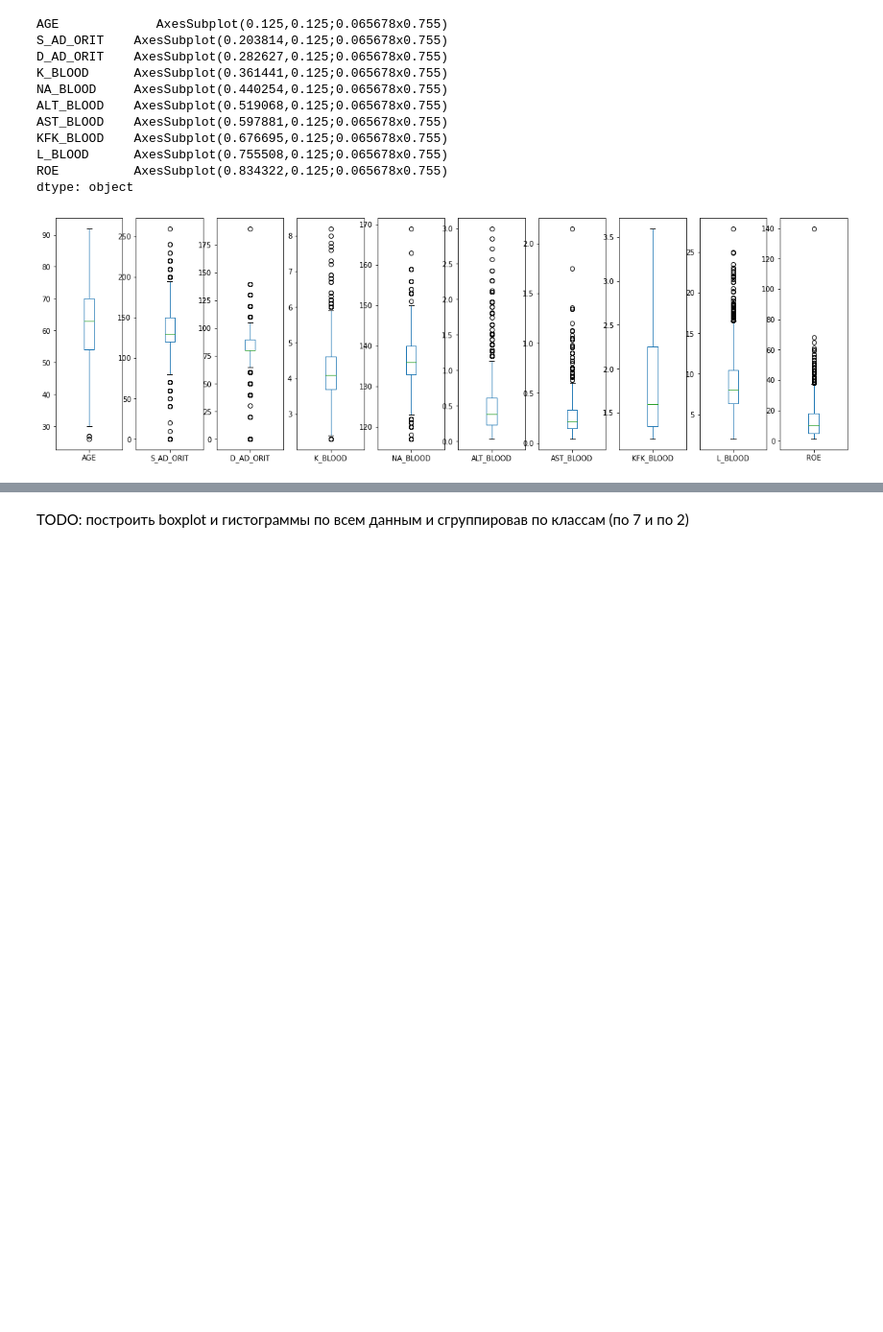
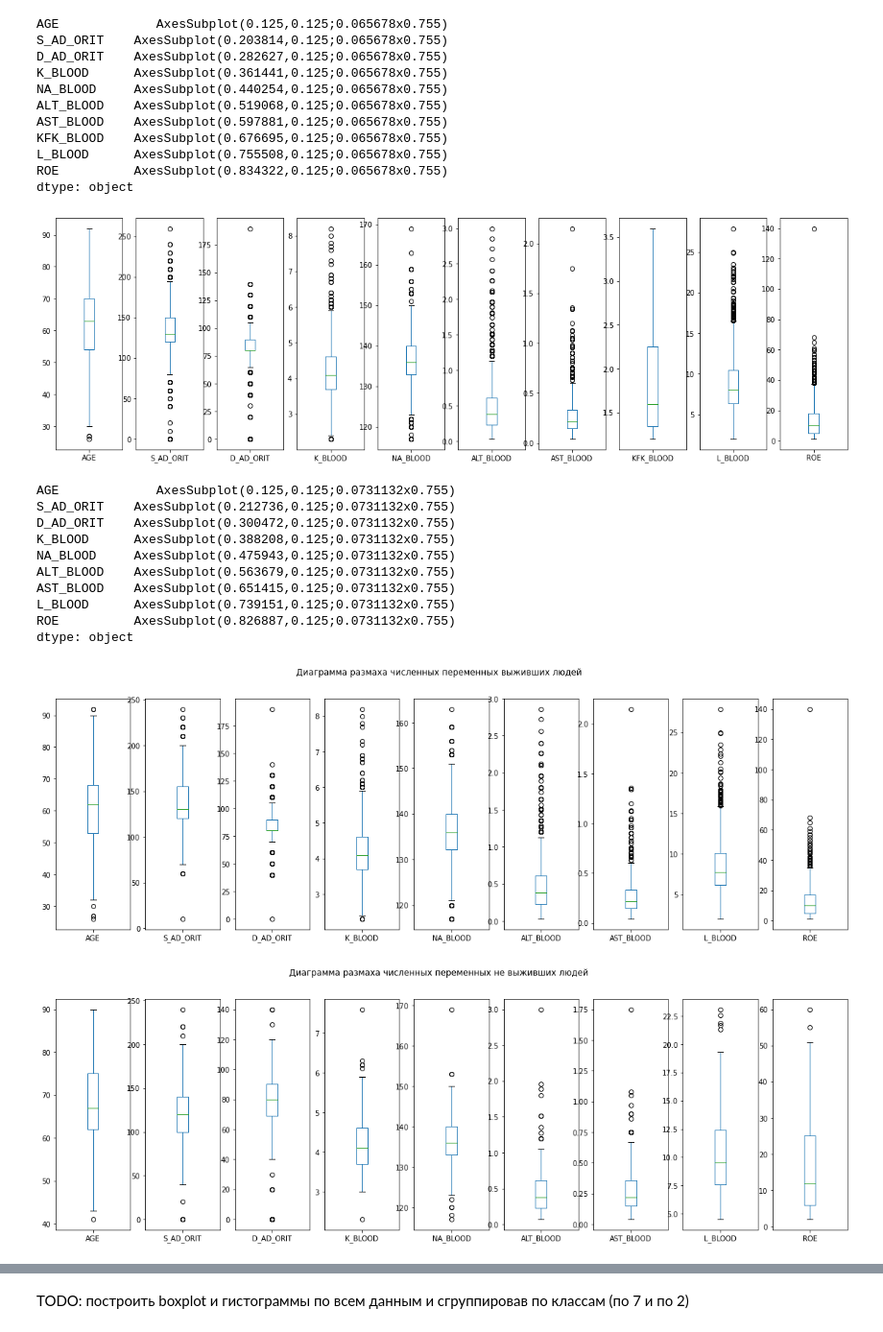
Before and after one commit to RusinDmitry/BSR, a Jupyter notebook: Scripts/read_raw_data.ipynb, the cells around one changed output, grey strips where cells are left out. Shown at 96% size. Drawn from its saved outputs; the diff is of its cells as text; code cells hidden in the pictures; blank space fills up the shorter version.

```diff
--- a/Scripts/read_raw_data.ipynb
+++ b/Scripts/read_raw_data.ipynb
@@ -163,3 +268,19 @@ L_BLOOD      AxesSubplot(0.755508,0.125;0.065678x0.755)
 ROE          AxesSubplot(0.834322,0.125;0.065678x0.755)
 dtype: object
 [figure]
+# %%
+raw_xls[numeric_features].loc[raw_xls['LET_IS'] == 0].plot(kind='box',title = 'Диаграмма размаха численных переменных выживших людей', subplots=True, figsize=(20,6))
+raw_xls[numeric_features].loc[raw_xls['LET_IS'] > 0].plot(kind='box', title = 'Диаграмма размаха численных переменных не выживших людей', subplots=True, figsize=(20,6))
+# %% [output]
+AGE             AxesSubplot(0.125,0.125;0.0731132x0.755)
+S_AD_ORIT    AxesSubplot(0.212736,0.125;0.0731132x0.755)
+D_AD_ORIT    AxesSubplot(0.300472,0.125;0.0731132x0.755)
+K_BLOOD      AxesSubplot(0.388208,0.125;0.0731132x0.755)
+NA_BLOOD     AxesSubplot(0.475943,0.125;0.0731132x0.755)
+ALT_BLOOD    AxesSubplot(0.563679,0.125;0.0731132x0.755)
+AST_BLOOD    AxesSubplot(0.651415,0.125;0.0731132x0.755)
+L_BLOOD      AxesSubplot(0.739151,0.125;0.0731132x0.755)
+ROE          AxesSubplot(0.826887,0.125;0.0731132x0.755)
+dtype: object
+[figure, added]
+[figure, added]
```
Also changed, not shown: parts of 22 cells of this notebook.
